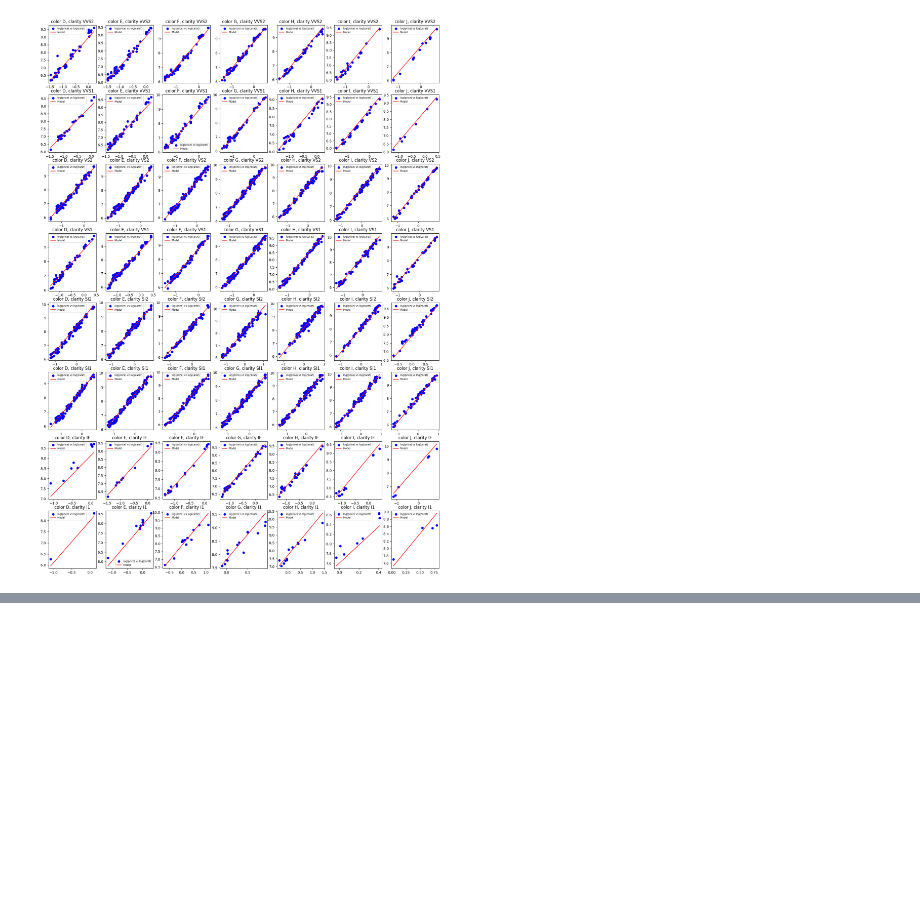
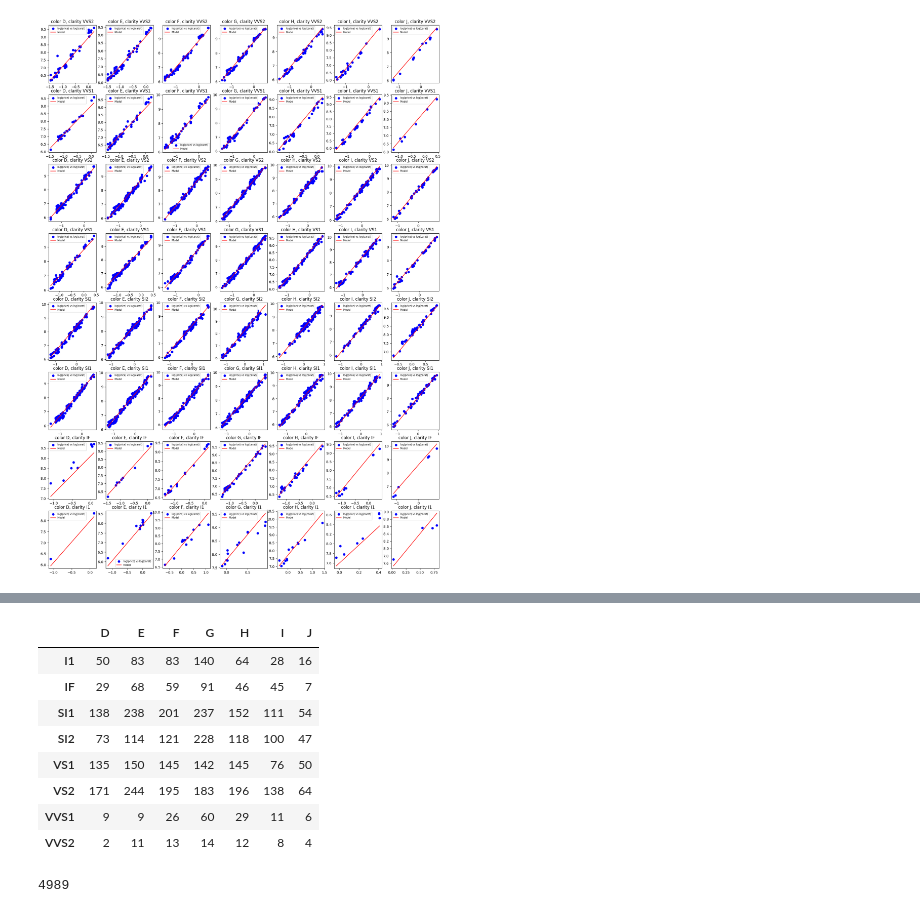
Before and after one commit to matiasleoni/diamonds-assignment, a Jupyter notebook: challenge2/main.ipynb, the cells around one changed output, grey strips where cells are left out. Saved outputs shown, nothing was run; the diff lists cells and outputs as text; code cells hidden in the pictures; blank space fills up the shorter version.

```diff
--- a/challenge2/main.ipynb
+++ b/challenge2/main.ipynb
@@ -195,0 +234,16 @@ array(['J', 'I', 'H', 'G', 'F', 'E', 'D'], dtype='<U1')
+# %%
+lens
+# %% [output]
+|  | D | E | F | G | H | I | J |
+| I1 | 50 | 83 | 83 | 140 | 64 | 28 | 16 |
+| IF | 29 | 68 | 59 | 91 | 46 | 45 | 7 |
+| SI1 | 138 | 238 | 201 | 237 | 152 | 111 | 54 |
+| SI2 | 73 | 114 | 121 | 228 | 118 | 100 | 47 |
+| VS1 | 135 | 150 | 145 | 142 | 145 | 76 | 50 |
+| VS2 | 171 | 244 | 195 | 183 | 196 | 138 | 64 |
+| VVS1 | 9 | 9 | 26 | 60 | 29 | 11 | 6 |
+| VVS2 | 2 | 11 | 13 | 14 | 12 | 8 | 4 |
+# %%
+len(data_for_model)
+# %% [output]
+4989
```
Also changed, not shown: parts of 17 cells of this notebook, 2 other files.
